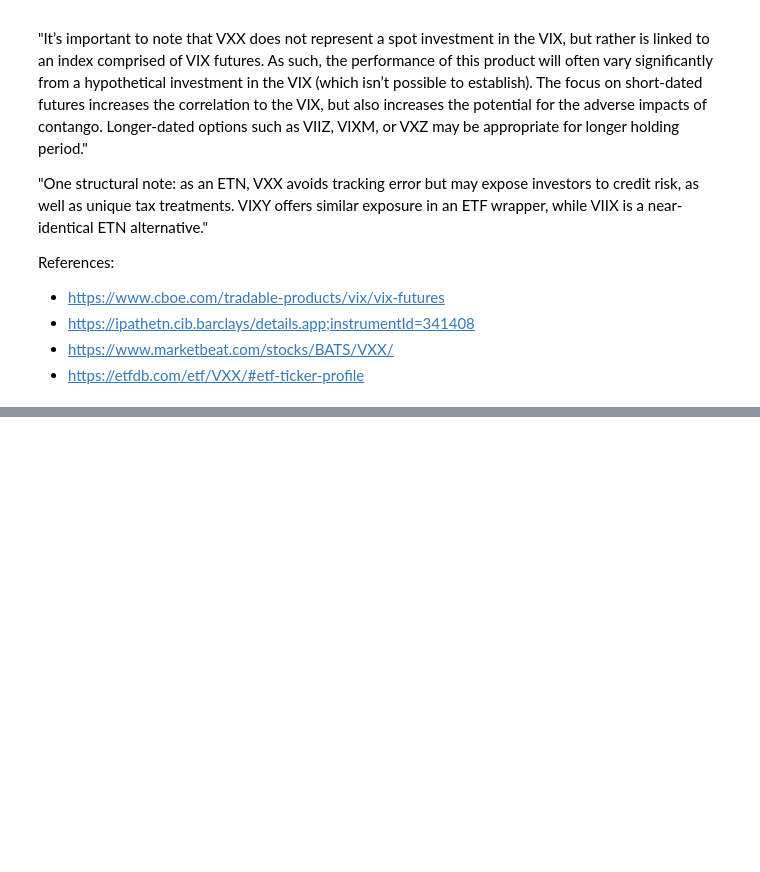
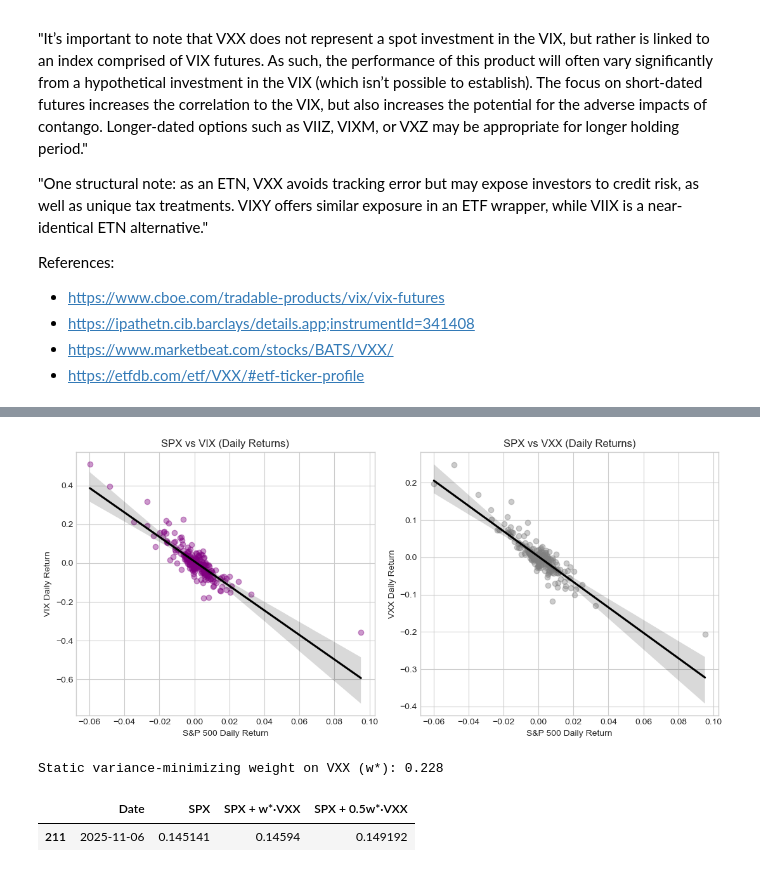
Before and after one commit to ahmer-cpu/vix-project, a Jupyter notebook: notebooks/05_hedging_portfolio.ipynb, the cells around one changed output, grey strips where cells are left out. Saved outputs shown, nothing was run; the diff lists cells and outputs as text; code cells hidden in the pictures; blank space fills up the shorter version.

```diff
--- a/notebooks/05_hedging_portfolio.ipynb
+++ b/notebooks/05_hedging_portfolio.ipynb
@@ -24,0 +181,47 @@ References:
+# %%
+# Scatter with best-fit lines for visual intuition
+fig, axes = plt.subplots(1, 2, figsize=(11,5), sharey=False)
+
+sns.regplot(x="dSPX", y="dVIX", data=ret, ax=axes[0],
+            scatter_kws=dict(alpha=0.4, color="purple"), line_kws=dict(color="black"))
+axes[0].set_title("SPX vs VIX (Daily Returns)")
+axes[0].set_xlabel("S&P 500 Daily Return")
+axes[0].set_ylabel("VIX Daily Return")
+
+sns.regplot(x="dSPX", y="dVXX", data=ret, ax=axes[1],
+            scatter_kws=dict(alpha=0.4, color="gray"), line_kws=dict(color="black"))
+axes[1].set_title("SPX vs VXX (Daily Returns)")
+axes[1].set_xlabel("S&P 500 Daily Return")
+axes[1].set_ylabel("VXX Daily Return")
+
+plt.tight_layout()
+plt.show()
+# %% [output]
+[figure, added]
+# %%
+cov_spx_vxx = np.cov(ret["dSPX"], ret["dVXX"], ddof=1)[0,1]
+var_vxx     = np.var(ret["dVXX"], ddof=1)
+w_star = -cov_spx_vxx / var_vxx
+
+print(f"Static variance-minimizing weight on VXX (w*): {w_star:.3f}")
+
+# Build portfolio returns for SPX only, SPX + w*·VXX, and a milder hedge 0.5·w*
+ret["port_spx_only"] = ret["dSPX"]
+ret["port_static"]   = ret["dSPX"] + w_star * ret["dVXX"]
+ret["port_static_half"] = ret["dSPX"] + 0.5*w_star * ret["dVXX"]
+
+# Cum returns
+def cumret(x):
+    return (1 + x).cumprod() - 1
+
+cum = pd.DataFrame({
+    "Date": ret["Date"],
+    "SPX": cumret(ret["port_spx_only"]),
+    "SPX + w*·VXX": cumret(ret["port_static"]),
+    "SPX + 0.5w*·VXX": cumret(ret["port_static_half"])
+})
+cum.tail(1)
+# %% [output]
+Static variance-minimizing weight on VXX (w*): 0.228
+|  | Date | SPX | SPX + w*·VXX | SPX + 0.5w*·VXX |
+| 211 | 2025-11-06 | 0.145141 | 0.14594 | 0.149192 |
```
Also changed, not shown: parts of 20 cells of this notebook, 6 other files.
